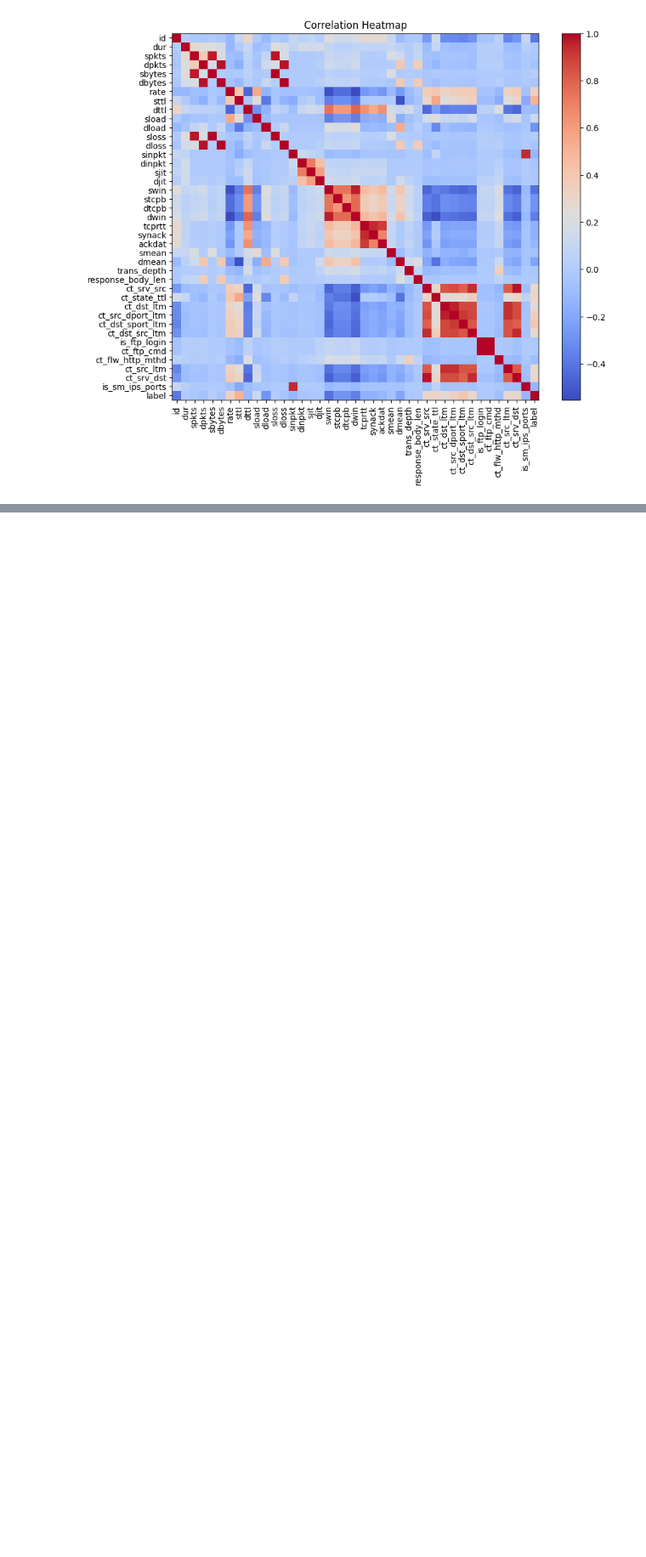
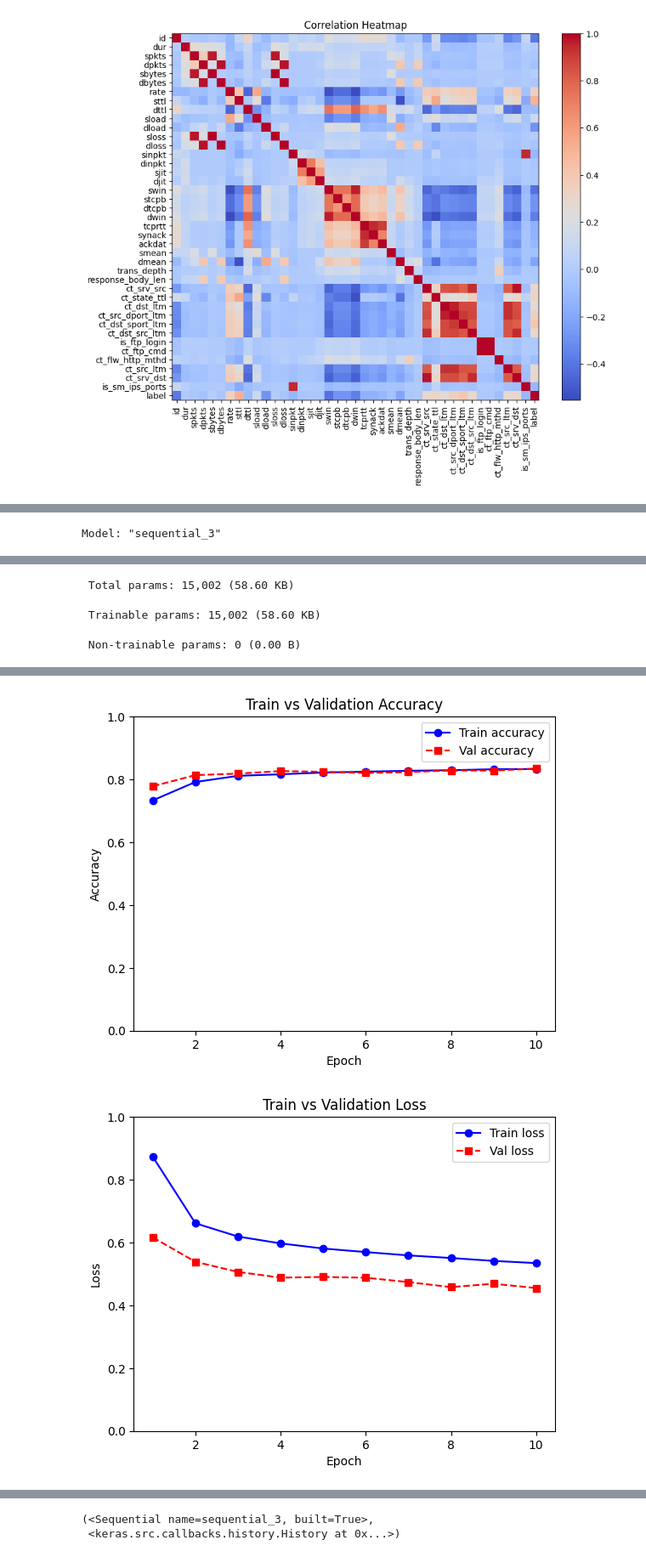
Before and after one commit to AntonioLanderos/deep_learning_ids, a Jupyter notebook: notebooks/unsw_nb15_multiclass_classification.ipynb, the cells around one changed output, grey strips where cells are left out. Shown at 85% size. Cells and saved outputs as stored; diff of their text form; code cells hidden in the pictures; blank space fills up the shorter version.

Commit message:
Fix code refactor for easier configuration tests

```diff
--- a/notebooks/unsw_nb15_multiclass_classification.ipynb
+++ b/notebooks/unsw_nb15_multiclass_classification.ipynb
@@ -145,7 +127,7 @@ def create_validation_split(train_features_scaled, train_labels):
       stratify=train_labels
   )
 # %%
-def build_model(input_dim, num_classes):
+def build_baseline_model(input_dim, num_classes):
   model = Sequential([
       Dense(64, activation="relu", input_shape=(input_dim,)),
       Dense(32, activation="relu"),
@@ -165,10 +182,10 @@ def build_model(input_dim, num_classes):
 # %%
-def train_model(model, train_features_final, train_labels_final, validation_features, validation_labels, class_weights_dict):
+def train_model(model, train_features_final, train_labels_final, validation_features, validation_labels, class_weights_dict, epochs, batch_size):
   history = model.fit(
       train_features_final,
       train_labels_final,
-      epochs=10,
-      batch_size=64,
+      epochs=epochs,
+      batch_size=batch_size,
       validation_data=(validation_features, validation_labels),
       class_weight=class_weights_dict
   )
@@ -232,16 +249,22 @@ def evaluate_predictions(predictions, test_labels, label_encoder):
   plt.title("Confusion Matrix")
   plt.show()
 # %%
-def run_experiment(train_df, test_df):
+def run_experiment(train_df, test_df, model_config, experiment_name, epochs, batch_size):
+  print('='*40)
+  print(f'Experiment: {experiment_name}')
+  print('='*40)
+
   train_features_scaled, train_labels, test_features_scaled, test_labels, label_encoder = preprocess(train_df, test_df)
   train_features_final, validation_features, train_labels_final, validation_labels = create_validation_split(train_features_scaled, train_labels)
   class_weights_dict = calculate_class_weights(train_labels_final)
 
   input_dim = train_features_scaled.shape[1]
   num_classes = len(label_encoder.classes_)
-  model = build_model(input_dim, num_classes)
+  model = model_config(input_dim, num_classes)
 
-  history = train_model(model, train_features_final, train_labels_final, validation_features, validation_labels, class_weights_dict)
+  history = train_model(model, train_features_final, train_labels_final, validation_features, validation_labels, class_weights_dict, epochs, batch_size)
   evaluate_model(history, model, test_features_scaled, test_labels)
   predictions = predict(model, test_features_scaled)
   evaluate_predictions(predictions, test_labels, label_encoder)
+
+  return model, history
@@ -305,0 +271,4 @@ Classification Report:
+# %%
+# baseline model
+run_experiment(train_df, test_df, build_baseline_model, "Baseline", 10, 64)
+# %% [output]
@@ -305,0 +278 @@ Classification Report:
+Model: "sequential_3"
@@ -305,0 +290,3 @@ Classification Report:
+ Total params: 15,002 (58.60 KB)
+ Trainable params: 15,002 (58.60 KB)
+ Non-trainable params: 0 (0.00 B)
@@ -305,0 +313,2 @@ Classification Report:
+[figure, added]
+[figure, added]
@@ -305,0 +333,2 @@ Classification Report:
+(<Sequential name=sequential_3, built=True>,
+ <keras.src.callbacks.history.History at 0x...>)
```
Also changed, not shown: parts of 8 cells of this notebook.
